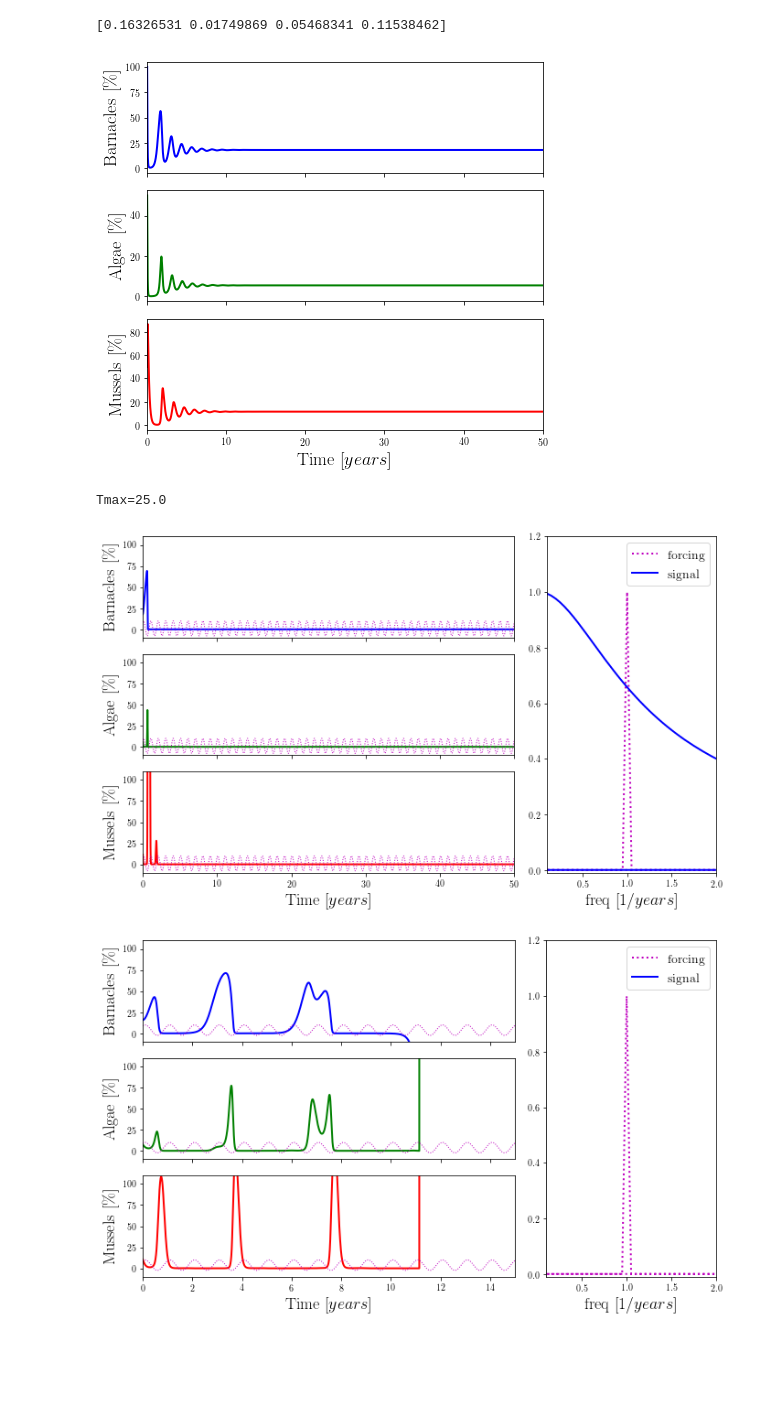
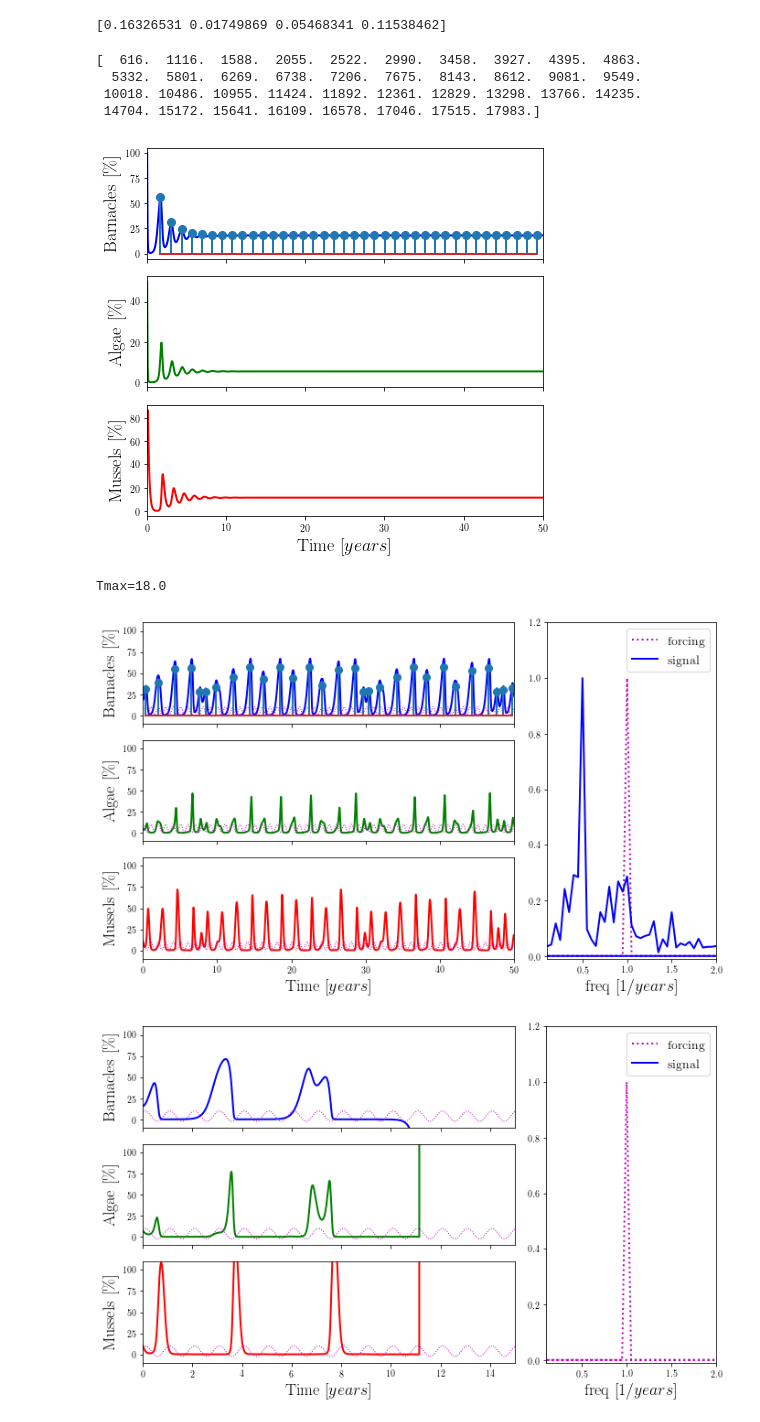
Before and after one commit to Omer80/BenincaModel, a Jupyter notebook: Beninca-integration.ipynb, the cells around one changed output. Saved outputs shown, nothing was run; the diff lists cells and outputs as text; code cells hidden in the pictures; blank space fills up the shorter version.

```diff
--- a/Beninca-integration.ipynb
+++ b/Beninca-integration.ipynb
@@ -45,5 +45,7 @@ Time to setup:  0.23142218589782715
 t,sol_const = m.ode_integrate([0.5,0.5,0.5,0.5])
 # %%
 print(sol_const[-1])
+from scipy import signal
+init_cond = sol_const[-1]
 # %% [output]
 [0.16326531 0.01749869 0.05468341 0.11538462]
@@ -50,3 +55,11 @@ print(sol_const[-1])
+# %%
+peaks=signal.find_peaks(sol_const[:,0]+sol_const[:,1])
+print(t[peaks[0]])
+# %% [output]
+[  616.  1116.  1588.  2055.  2522.  2990.  3458.  3927.  4395.  4863.
+  5332.  5801.  6269.  6738.  7206.  7675.  8143.  8612.  9081.  9549.
+ 10018. 10486. 10955. 11424. 11892. 12361. 12829. 13298. 13766. 14235.
+ 14704. 15172. 15641. 16109. 16578. 17046. 17515. 17983.]
 # %%
 fig,ax=plt.subplots(1,2,figsize=(4*1.618,6))
 gs = gridspec.GridSpec(3, 1)
@@ -66,13 +79,14 @@ ax3.set_xlabel(r'Time $[years]$')
 ax1.set_xlim([0/365,t[-1]/365])
 ax2.set_xlim([0/365,t[-1]/365])
 ax3.set_xlim([0/365,t[-1]/365])
+ax1.stem(t[peaks[0]]/365,(sol_const[:,0]+sol_const[:,1])[peaks[0]]*100.0)
 plt.tight_layout()
 #plt.savefig('results/Beninca_const_temp.pdf')
 #plt.savefig('results/Beninca_const_temp.png')
 # %% [output]
-[figure, old version]
+[figure, new version]
 # %%
-Tmax=25.0
+Tmax=18.0
 
 int_finish=50*365
 ito=0.0000
@@ -84,9 +98,9 @@ def G(y, t):
     return np.array([[ito,0.0,0.0,0.0],[0.0,ito,0.0,0.0],[0.0,0.0,ito,0.0],[0.0,0.0,0.0,ito]])
 step=0.01
 tspan = np.arange(0.0, int_finish+step,step)
-result = sdeint.itoint(m.rhs_ode, G, sol_const[-1], tspan)
+result = sdeint.itoint(m.rhs_ode, G, init_cond, tspan)
 # %% [output]
-Tmax=25.0
+Tmax=18.0
 # %%
 trim=0*365
 finish = int(int_finish*1.0)
@@ -111,36 +125,38 @@ ax2.axes.xaxis.set_ticklabels([])
 #ax3.axes.xaxis.set_ticklabels(np.arange(30,51,1))
 ax2.set_ylabel(r'Algae $[\%]$')
 ax3.set_ylabel(r'Mussels $[\%]$')
 ax3.set_xlabel(r'Time $[years]$')
 ax1.set_xlim([trim/365,tspan[-1]/365])
 ax2.set_xlim([trim/365,tspan[-1]/365])
 ax3.set_xlim([trim/365,tspan[-1]/365])
 ax1.set_ylim([-10,110])
 ax2.set_ylim([-10,110])
 ax3.set_ylim([-10,110])
 # FFT
 forcing = m.Ft(tspan)
 #print(len(forcing))
 trimfft = int(len(forcing)*(2.0/5.0)) # the index from which to trim the time series to clean transients
 #print(trim)
 frq = np.fft.fftfreq(forcing[-trimfft:].size,d=0.01/365)
 fft_forcing = np.absolute((np.fft.fft(forcing[-trimfft:])))
 fft_signal  = np.absolute((np.fft.fft(result[-trimfft:,0])))
 normalize_fft = np.amax(fft_signal[1:])
 ax4.plot(frq[1:],fft_forcing[1:]/np.amax(fft_forcing[1:]),'m:',label=r'forcing')
 ax4.plot(frq[1:],fft_signal[1:]/normalize_fft,'b',label=r'signal')
 ax4.set_xlim([0.1,2.0])
 ax4.set_ylim([-0.01,1.2])
 ax4.set_xlabel(r'freq $[1/years]$')
+peaks=signal.find_peaks(result[:,0])
+ax1.stem(tspan[peaks[0]]/365,(result[:,0])[peaks[0]]*100.0)
 #ax[0].legend(loc='upper left')
 ax4.legend(loc='upper right')
 #ax[0].legend(loc='upper left')
 #ax[1].legend(loc='upper left')
 plt.tight_layout()
-plt.savefig('results/Beninca_Ito_and_fft_Tmax{:3.2f}_ito{:4.3f}'.format(Tmax,ito).replace('.','_')+'.pdf')
-plt.savefig('results/Beninca_Ito_and_fft_Tmax{:3.2f}_ito{:4.3f}'.format(Tmax,ito).replace('.','_')+'.png')
+#plt.savefig('results/Beninca_Ito_and_fft_Tmax{:3.2f}_ito{:4.3f}'.format(Tmax,ito).replace('.','_')+'.pdf')
+#plt.savefig('results/Beninca_Ito_and_fft_Tmax{:3.2f}_ito{:4.3f}'.format(Tmax,ito).replace('.','_')+'.png')
 # %% [output]
-[figure, old version]
+[figure, new version]
 # %%
 finish=15*365
 ito=0.0000
```
Also changed, not shown: parts of 2 cells of this notebook, 1 other file.
